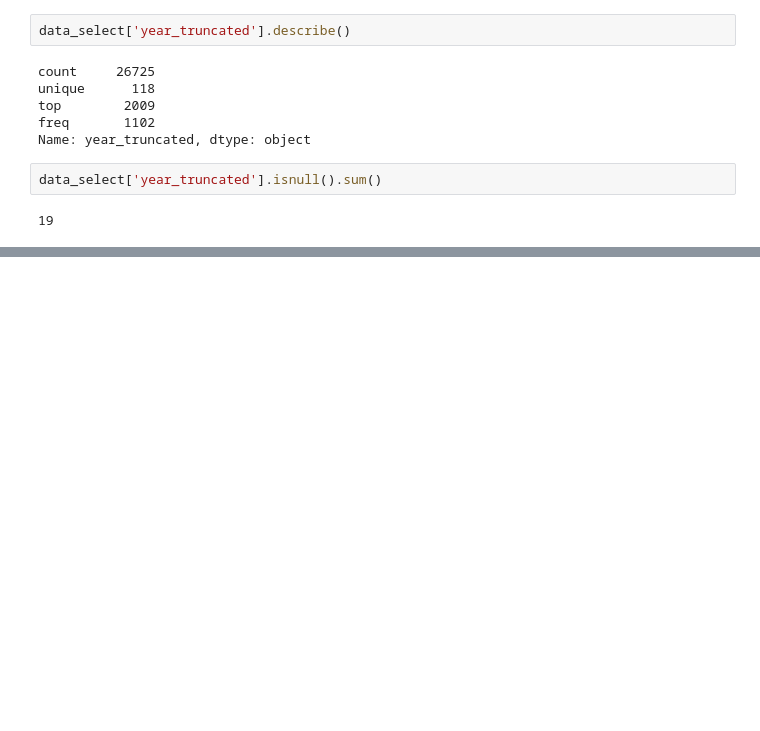
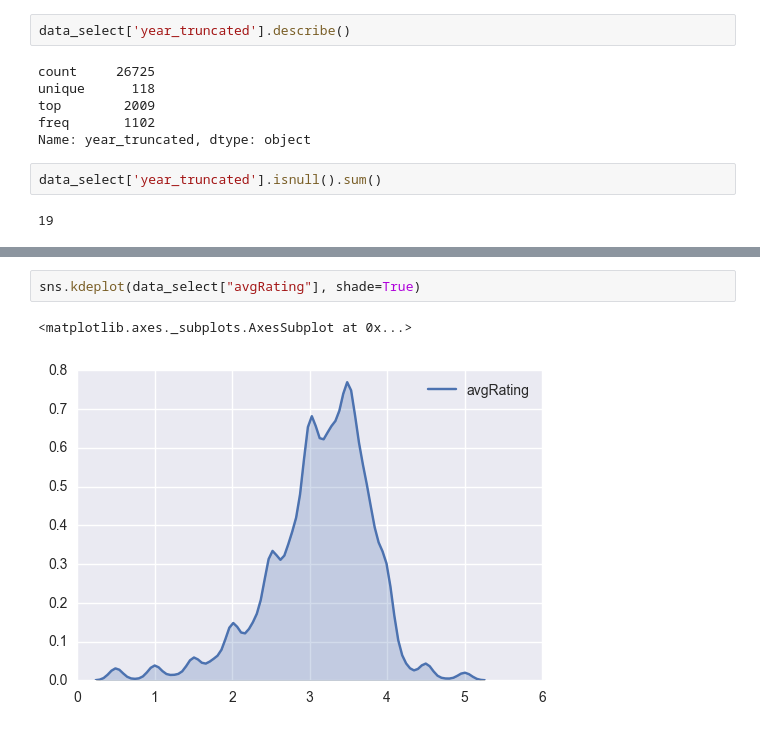
Before and after one commit to margaretpearce/movielens-spark, a Jupyter notebook: movie_ratings_cleaning.ipynb, the cells around one changed output, grey strips where cells are left out. Saved outputs shown, nothing was run; the diff lists cells and outputs as text; blank space fills up the shorter version.

```diff
--- a/movie_ratings_cleaning.ipynb
+++ b/movie_ratings_cleaning.ipynb
@@ -126,0 +169,5 @@ data_select['year_truncated'].isnull().sum()
+# %%
+sns.kdeplot(data_select["avgRating"], shade=True)
+# %% [output]
+<matplotlib.axes._subplots.AxesSubplot at 0x...>
+[figure, added]
```
Also changed, not shown: parts of 10 cells of this notebook.
